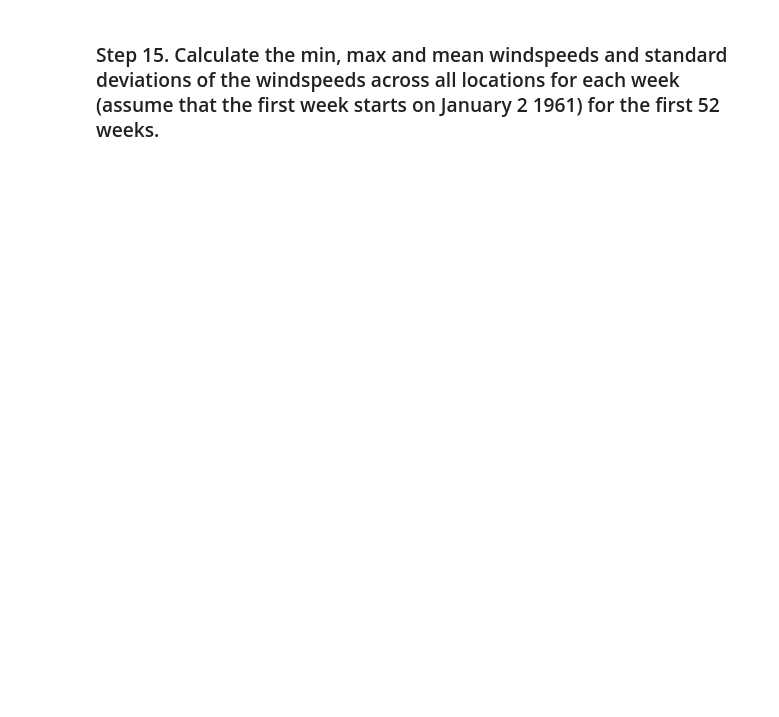
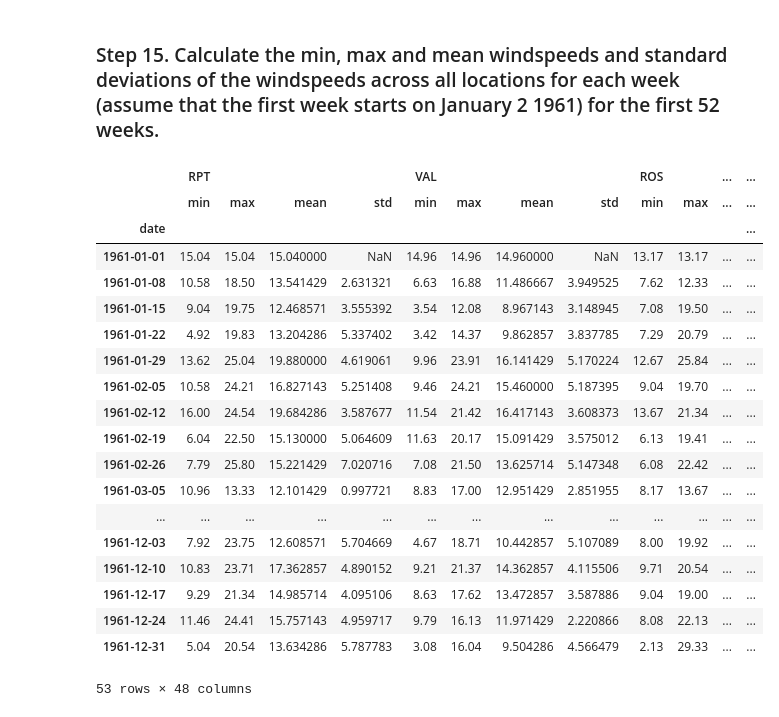
Before and after one commit to BorjaFlightCoder/pandas_exercises, a Jupyter notebook: 06_Stats/Wind_Stats/Exercises.ipynb, the cells around one changed output. Saved outputs shown, nothing was run; the diff lists cells and outputs as text; code cells hidden in the pictures; blank space fills up the shorter version.

```diff
--- a/06_Stats/Wind_Stats/Exercises.ipynb
+++ b/06_Stats/Wind_Stats/Exercises.ipynb
@@ -145,5 +145,7 @@ CLO      float64
 BEL      float64
 MAL      float64
 dtype: object
+# %%
+data['date'] = '19'+data['year']+'-'+data['month']+'-'+data['day']
 # %%
-pd.to_datetime(data[['year','month','day']],format='%-y%-m%-d')
+data['date'] = pd.to_datetime(data['date'],format='%Y/%m/%d')
@@ -152,2 +152,6 @@ ValueError: cannot assemble the datetimes: time data '610101' does not match for
+# %%
+data = data.drop(columns=['year','month','day'])
+# %%
+data = data.set_index(keys='date')
 # %% [markdown]
 ### Step 4. Year 2061? Do we really have data from this year? Create a function to fix it and apply it.
@@ -181,2 +410,25 @@ ValueError: cannot assemble the datetimes: time data '610101' does not match for
 # %% [markdown]
 ### Step 15. Calculate the min, max and mean windspeeds and standard deviations of the windspeeds across all locations for each week (assume that the first week starts on January 2 1961) for the first 52 weeks.
+# %%
+data.resample('W').agg(['min','max','mean','std']).iloc[:53,:]
+# %% [output]
+|  | RPT |  |  |  | VAL |  |  |  | ROS |  | ... | ... |
+|  | min | max | mean | std | min | max | mean | std | min | max | ... | ... |
+| date |  |  |  |  |  |  |  |  |  |  |  | ... |
+| 1961-01-01 | 15.04 | 15.04 | 15.040000 | NaN | 14.96 | 14.96 | 14.960000 | NaN | 13.17 | 13.17 | ... | ... |
+| 1961-01-08 | 10.58 | 18.50 | 13.541429 | 2.631321 | 6.63 | 16.88 | 11.486667 | 3.949525 | 7.62 | 12.33 | ... | ... |
+| 1961-01-15 | 9.04 | 19.75 | 12.468571 | 3.555392 | 3.54 | 12.08 | 8.967143 | 3.148945 | 7.08 | 19.50 | ... | ... |
+| 1961-01-22 | 4.92 | 19.83 | 13.204286 | 5.337402 | 3.42 | 14.37 | 9.862857 | 3.837785 | 7.29 | 20.79 | ... | ... |
+| 1961-01-29 | 13.62 | 25.04 | 19.880000 | 4.619061 | 9.96 | 23.91 | 16.141429 | 5.170224 | 12.67 | 25.84 | ... | ... |
+| 1961-02-05 | 10.58 | 24.21 | 16.827143 | 5.251408 | 9.46 | 24.21 | 15.460000 | 5.187395 | 9.04 | 19.70 | ... | ... |
+| 1961-02-12 | 16.00 | 24.54 | 19.684286 | 3.587677 | 11.54 | 21.42 | 16.417143 | 3.608373 | 13.67 | 21.34 | ... | ... |
+| 1961-02-19 | 6.04 | 22.50 | 15.130000 | 5.064609 | 11.63 | 20.17 | 15.091429 | 3.575012 | 6.13 | 19.41 | ... | ... |
+| 1961-02-26 | 7.79 | 25.80 | 15.221429 | 7.020716 | 7.08 | 21.50 | 13.625714 | 5.147348 | 6.08 | 22.42 | ... | ... |
+| 1961-03-05 | 10.96 | 13.33 | 12.101429 | 0.997721 | 8.83 | 17.00 | 12.951429 | 2.851955 | 8.17 | 13.67 | ... | ... |
+| ... | ... | ... | ... | ... | ... | ... | ... | ... | ... | ... | ... | ... |
+| 1961-12-03 | 7.92 | 23.75 | 12.608571 | 5.704669 | 4.67 | 18.71 | 10.442857 | 5.107089 | 8.00 | 19.92 | ... | ... |
+| 1961-12-10 | 10.83 | 23.71 | 17.362857 | 4.890152 | 9.21 | 21.37 | 14.362857 | 4.115506 | 9.71 | 20.54 | ... | ... |
+| 1961-12-17 | 9.29 | 21.34 | 14.985714 | 4.095106 | 8.63 | 17.62 | 13.472857 | 3.587886 | 9.04 | 19.00 | ... | ... |
+| 1961-12-24 | 11.46 | 24.41 | 15.757143 | 4.959717 | 9.79 | 16.13 | 11.971429 | 2.220866 | 8.08 | 22.13 | ... | ... |
+| 1961-12-31 | 5.04 | 20.54 | 13.634286 | 5.787783 | 3.08 | 16.04 | 9.504286 | 4.566479 | 2.13 | 29.33 | ... | ... |
+53 rows × 48 columns
```
Also changed, not shown: parts of 16 cells of this notebook.
